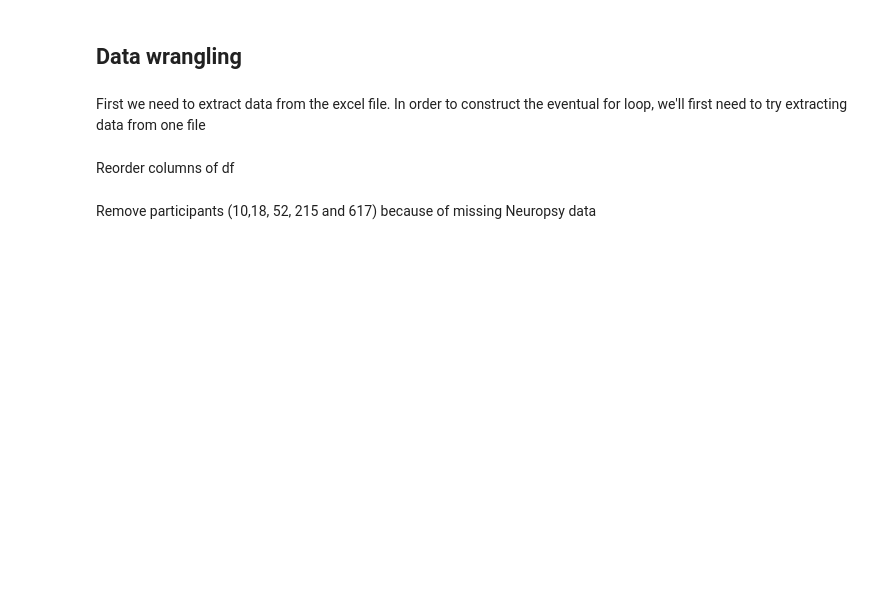
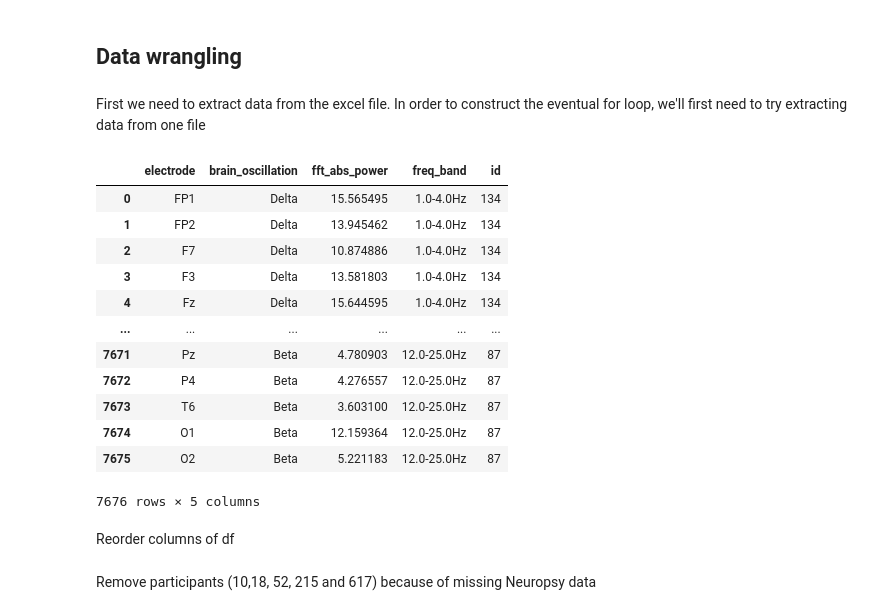
Before and after one commit to brainhack-school2020/ADHDsubtypes_project, a Jupyter notebook: pre_preprocess_analysis.ipynb, the cells around one changed output. Saved outputs shown, nothing was run; the diff lists cells and outputs as text; code cells hidden in the pictures; blank space fills up the shorter version.

```diff
--- a/pre_preprocess_analysis.ipynb
+++ b/pre_preprocess_analysis.ipynb
@@ -13,6 +13,21 @@ import matplotlib.pyplot as plt
 First we need to extract data from the excel file. In order to construct the eventual for loop, we'll first need to try extracting data from one file
 # %%
 df_eeg = pre.process_all_excel_files()
+df_eeg
+# %% [output]
+|  | electrode | brain_oscillation | fft_abs_power | freq_band | id |
+| 0 | FP1 | Delta | 15.565495 | 1.0-4.0Hz | 134 |
+| 1 | FP2 | Delta | 13.945462 | 1.0-4.0Hz | 134 |
+| 2 | F7 | Delta | 10.874886 | 1.0-4.0Hz | 134 |
+| 3 | F3 | Delta | 13.581803 | 1.0-4.0Hz | 134 |
+| 4 | Fz | Delta | 15.644595 | 1.0-4.0Hz | 134 |
+| ... | ... | ... | ... | ... | ... |
+| 7671 | Pz | Beta | 4.780903 | 12.0-25.0Hz | 87 |
+| 7672 | P4 | Beta | 4.276557 | 12.0-25.0Hz | 87 |
+| 7673 | T6 | Beta | 3.603100 | 12.0-25.0Hz | 87 |
+| 7674 | O1 | Beta | 12.159364 | 12.0-25.0Hz | 87 |
+| 7675 | O2 | Beta | 5.221183 | 12.0-25.0Hz | 87 |
+7676 rows × 5 columns
 # %% [markdown]
 Reorder columns of df
 # %%
```
Also changed, not shown: parts of 22 cells of this notebook.
